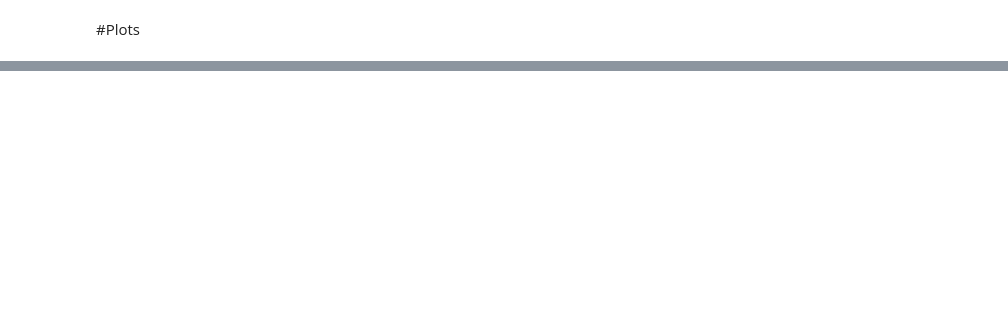
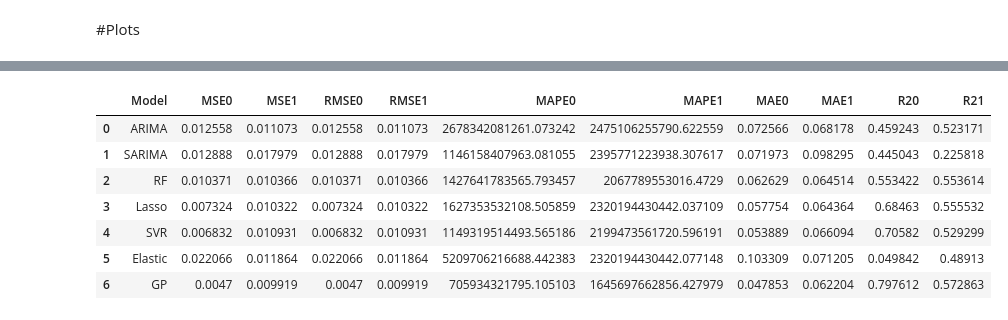
Before and after one commit to UN-GCPDS/Unemployment-Rate-Prediction, a Jupyter notebook: Supervised_Approach_Generate_Plots.ipynb, the cells around one changed output, grey strips where cells are left out. Saved outputs shown, nothing was run; the diff lists cells and outputs as text; code cells hidden in the pictures; blank space fills up the shorter version.

```diff
--- a/Supervised_Approach_Generate_Plots.ipynb
+++ b/Supervised_Approach_Generate_Plots.ipynb
@@ -641,3 +339,54 @@ plt.show()
+# %%
+import pandas as pd
+import pandas as pd
+import numpy as np
+from sklearn.metrics import mean_squared_error, mean_absolute_percentage_error, r2_score, mean_absolute_error
+import matplotlib.pyplot as plt
+import seaborn as sns
+def evaluate_model(y_test, y_pred):
+    mse = mean_squared_error(y_test, y_pred)
+    rmse = mean_squared_error(y_test, y_pred)
+    mape = mean_absolute_percentage_error(y_test, y_pred)
+    r2 = r2_score(y_test, y_pred)
+    mae =mean_absolute_error(y_test, y_pred)
+    return mse,rmse,mape,r2,mae
+# Definición de columnas y etiquetas
+columnas = ['Model','MSE0', 'MSE1', 'RMSE0', 'RMSE1', 'MAPE0', 'MAPE1', 'MAE0', 'MAE1', 'R20', 'R21']
+labels = ['ARIMA', 'SARIMA', 'RF', 'Lasso', 'SVR', 'Elastic', 'GP']
+# Crear el DataFrame vacío
+df = pd.DataFrame(columns=columnas)
+# Lista para almacenar las filas
+filas = []
+path='/content/Unemployment-Rate-Prediction/'
+# Bucle para procesar cada modelo
+for label in labels:
+    # Cargar datos
+    data0 = pd.read_excel(f'{path}3 Meses/Results/{label}_0.xlsx')
+    data1 = pd.read_excel(f'{path}3 Meses/Results/{label}_1.xlsx')
+    # Extraer valores
+    y_test = data0['y_true'].values
+    y_pred0 = data0['y_pred'].values
+    y_pred1 = data1['y_pred'].values
+    # Calcular métricas
+    mse0, rmse0, mape0, r20, mae0 = evaluate_model(y_test, y_pred0)
+    mse1, rmse1, mape1, r21, mae1 = evaluate_model(y_test, y_pred1)
+    # Crear nueva fila
+    nueva_fila = pd.Series([label,mse0, mse1, rmse0, rmse1, mape0, mape1, mae0, mae1, r20, r21], index=columnas)
+    # Agregar la nueva fila a la lista de filas
+    filas.append(nueva_fila)
+# Concatenar todas las filas en un único DataFrame
+df = pd.concat(filas, axis=1).T.reset_index(drop=True)
+# Mostrar el DataFrame resultante
+df
+# %% [output]
+|  | Model | MSE0 | MSE1 | RMSE0 | RMSE1 | MAPE0 | MAPE1 | MAE0 | MAE1 | R20 | R21 |
+| 0 | ARIMA | 0.012558 | 0.011073 | 0.012558 | 0.011073 | 2678342081261.073242 | 2475106255790.622559 | 0.072566 | 0.068178 | 0.459243 | 0.523171 |
+| 1 | SARIMA | 0.012888 | 0.017979 | 0.012888 | 0.017979 | 1146158407963.081055 | 2395771223938.307617 | 0.071973 | 0.098295 | 0.445043 | 0.225818 |
+| 2 | RF | 0.010371 | 0.010366 | 0.010371 | 0.010366 | 1427641783565.793457 | 2067789553016.4729 | 0.062629 | 0.064514 | 0.553422 | 0.553614 |
+| 3 | Lasso | 0.007324 | 0.010322 | 0.007324 | 0.010322 | 1627353532108.505859 | 2320194430442.037109 | 0.057754 | 0.064364 | 0.68463 | 0.555532 |
+| 4 | SVR | 0.006832 | 0.010931 | 0.006832 | 0.010931 | 1149319514493.565186 | 2199473561720.596191 | 0.053889 | 0.066094 | 0.70582 | 0.529299 |
+| 5 | Elastic | 0.022066 | 0.011864 | 0.022066 | 0.011864 | 5209706216688.442383 | 2320194430442.077148 | 0.103309 | 0.071205 | 0.049842 | 0.48913 |
+| 6 | GP | 0.0047 | 0.009919 | 0.0047 | 0.009919 | 705934321795.105103 | 1645697662856.427979 | 0.047853 | 0.062204 | 0.797612 | 0.572863 |
 # %%
 import pandas as pd
 import pandas as pd
```
Also changed, not shown: parts of 49 cells of this notebook.
